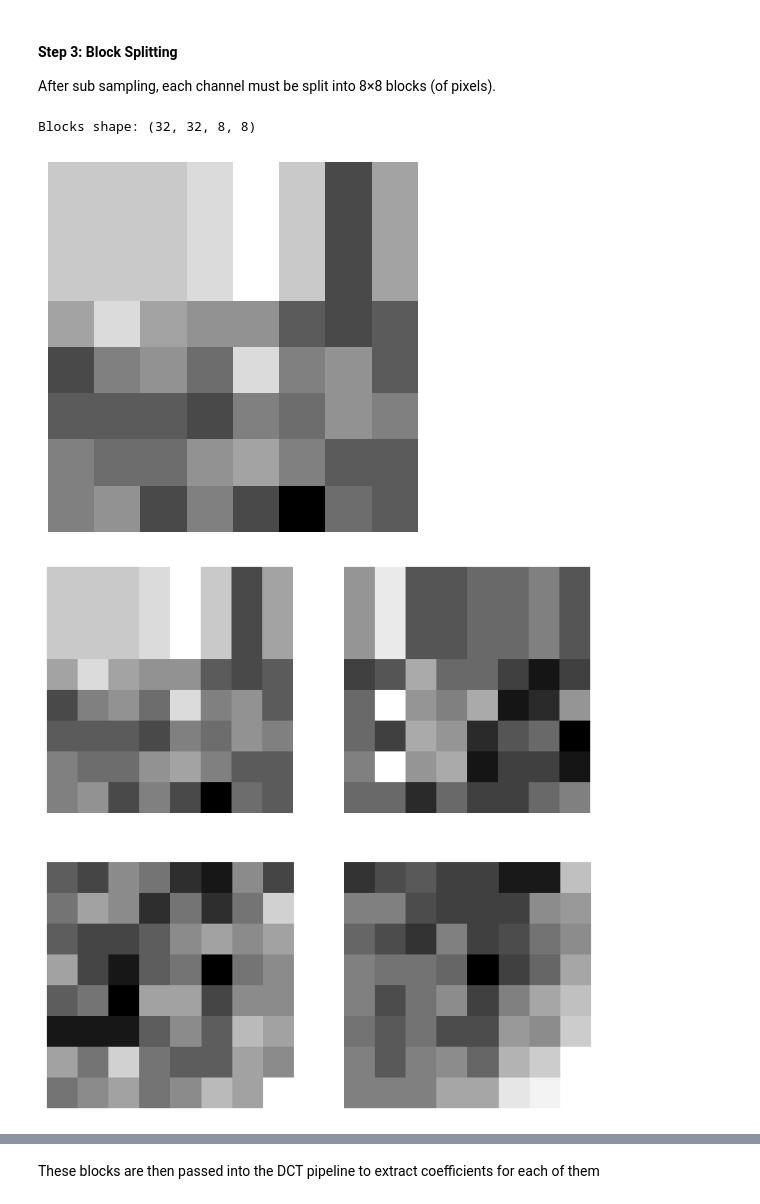
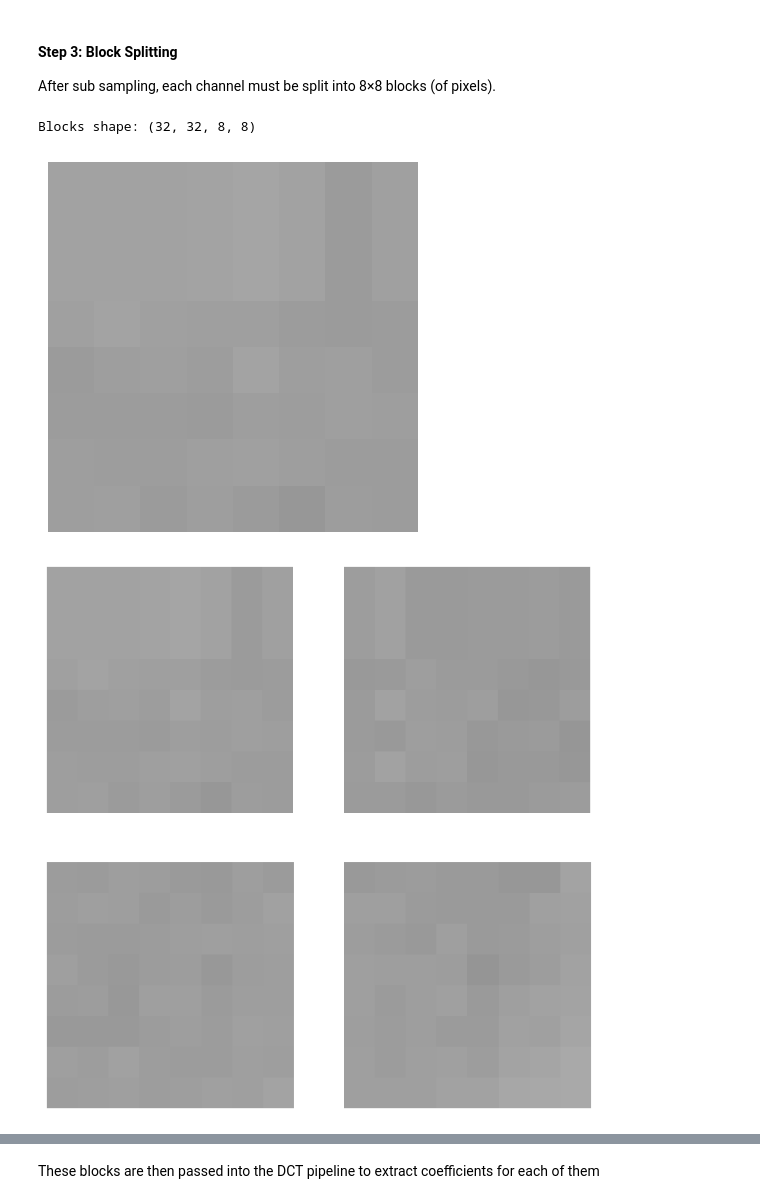
Before and after one commit to Reckadon/JPEG-Compression, a Jupyter notebook: Python POC/DCT_algorithm.ipynb, the cells around one changed output, grey strips where cells are left out. Cells and saved outputs as stored; diff of their text form; code cells hidden in the pictures.

```diff
--- a/Python POC/DCT_algorithm.ipynb
+++ b/Python POC/DCT_algorithm.ipynb
@@ -105,31 +106,31 @@ After sub sampling, each channel must be split into 8×8 blocks (of pixels).
 # %%
 # splitting the image into blocks of 8x8 pixels
 sample_gray_image_blocks = np.zeros((sample_gray_image.shape[0] // 8, sample_gray_image.shape[1] // 8, 8, 8), dtype=sample_gray_image.dtype)
 for i in range(0, sample_gray_image.shape[0], 8):
     for j in range(0, sample_gray_image.shape[1], 8):
         sample_gray_image_blocks[i // 8, j // 8] = sample_gray_image[i:i + 8, j:j + 8]
 print(f'Blocks shape: {sample_gray_image_blocks.shape}')
 # Displaying the first block
-plt.imshow(sample_gray_image_blocks[0, 0], cmap='gray')
+plt.imshow(sample_gray_image_blocks[0, 0], cmap='gray' , vmin=0, vmax=255)
 plt.axis('off')
 plt.show()
 # Displaying the first 4 blocks
 plt.figure(figsize=(8, 8))
 for i in range(2):
     for j in range(2):
         plt.subplot(2, 2, i * 2 + j + 1)
-        plt.imshow(sample_gray_image_blocks[i, j], cmap='gray')
+        plt.imshow(sample_gray_image_blocks[i, j], cmap='gray' , vmin=0, vmax=255)
         plt.axis('off')
 plt.show()
 # Displaying all blocks
 plt.figure(figsize=(16, 16))
 for i in range(sample_gray_image_blocks.shape[0]):
     for j in range(sample_gray_image_blocks.shape[1]):
         plt.subplot(sample_gray_image_blocks.shape[0], sample_gray_image_blocks.shape[1], i * sample_gray_image_blocks.shape[1] + j + 1)
-        plt.imshow(sample_gray_image_blocks[i, j], cmap='gray')
+        plt.imshow(sample_gray_image_blocks[i, j], cmap='gray', interpolation='none' , vmin=0, vmax=255)
         plt.axis('off')
 plt.show()
 # %% [output]
 Blocks shape: (32, 32, 8, 8)
-[figure, old version]
+[figure, new version]
-[figure, old version]
+[figure, new version]
```
Also changed, not shown: parts of 15 cells of this notebook.
